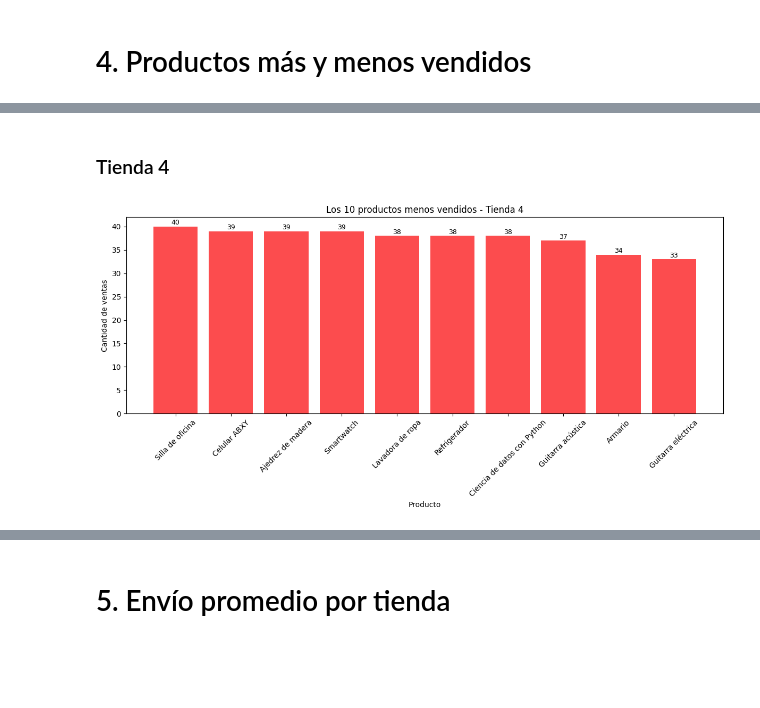
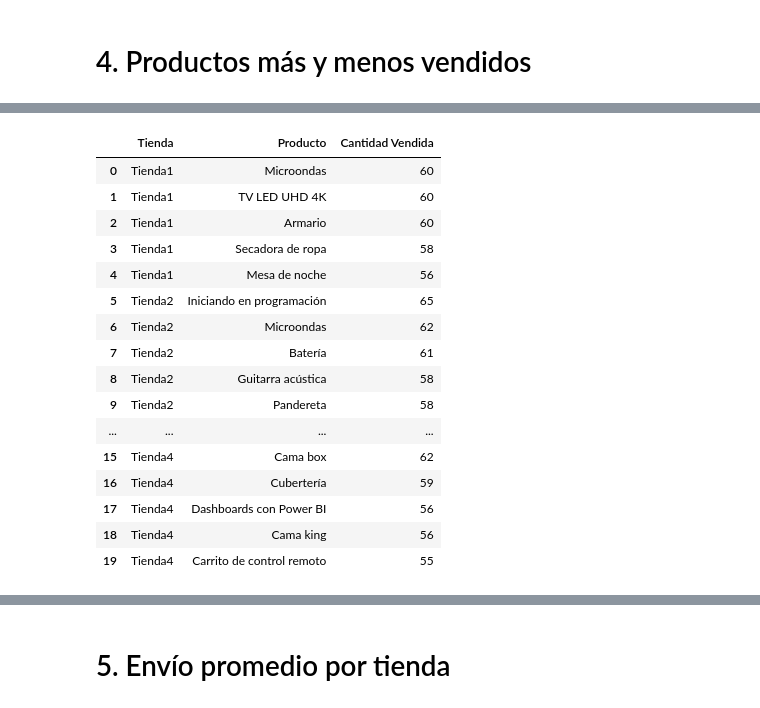
Before and after one commit to yaramirezte/Python-para-Data-Science-Challenge-AluraStore, a Jupyter notebook: AluraStoreLatam.ipynb, the cells around one changed output, grey strips where cells are left out. Drawn from its saved outputs; the diff is of its cells as text; code cells hidden in the pictures; blank space fills up the shorter version.

```diff
--- a/AluraStoreLatam.ipynb
+++ b/AluraStoreLatam.ipynb
@@ -454,14 +469,3 @@ promedios
 | 1 | Tienda2 | 4.04 |
 | 2 | Tienda3 | 4.05 |
 | 3 | Tienda4 | 4.00 |
-# %%
-plt.figure(figsize=(8,5))
-plt.barh(promedios['Tienda'], promedios['Calificación promedio'], color='lightgreen')
-plt.xlabel('Calificación Promedio')
-plt.ylabel('Tienda')
-plt.xlim(0,5)
-for i, v in enumerate(promedios['Calificación promedio']):
-  plt.text(v + 0.05, i, str(v), va='center', fontweight='bold')
-plt.title('Calificación Promedio por Tienda')
-plt.tight_layout()
-plt.show()
@@ -634,22 +474,29 @@ plt.show()
-# %% [markdown]
-### Tienda 4
-# %%
-# Los 10 productos menos vendidos
-top10_masvendidos_tienda4 = tienda4['Producto'].value_counts().tail(10)
-
-# Gráfico vertical
-plt.figure(figsize=(12,6))
-plt.bar(top10_masvendidos_tienda4.index, top10_masvendidos_tienda4.values, color='#FC4C4E')
-plt.xlabel('Producto')
-plt.ylabel('Cantidad de ventas')
-
-# Etiquetas encima de cada barra
-for i, v in enumerate(top10_masvendidos_tienda4.values):
-    plt.text(i, v + max(top10_masvendidos_tienda4.values)*0.01, str(v), ha='center', fontsize=9)
-
-plt.title('Los 10 productos menos vendidos - Tienda 4')
-plt.xticks(rotation=45)  # Gira los nombres de productos si son largos
-plt.tight_layout()
-plt.show()
-# %% [output]
-[figure, removed]
+# %%
+#Los top 5 mas vendido por tienda
+df_resultados_top5 =[]
+for i, x in enumerate([tienda1,tienda2,tienda3,tienda4], start=1):
+  top5 =x['Producto'].value_counts().head(5)
+  for producto, cantidad in top5.items():
+    df_resultados_top5.append({'Tienda': f'Tienda{i}',
+                       'Producto': producto,
+                       'Cantidad Vendida': cantidad})
+Ventas_por_producto_top5 = pd.DataFrame(df_resultados_top5)
+Ventas_por_producto_top5
+# %% [output]
+|  | Tienda | Producto | Cantidad Vendida |
+| 0 | Tienda1 | Microondas | 60 |
+| 1 | Tienda1 | TV LED UHD 4K | 60 |
+| 2 | Tienda1 | Armario | 60 |
+| 3 | Tienda1 | Secadora de ropa | 58 |
+| 4 | Tienda1 | Mesa de noche | 56 |
+| 5 | Tienda2 | Iniciando en programación | 65 |
+| 6 | Tienda2 | Microondas | 62 |
+| 7 | Tienda2 | Batería | 61 |
+| 8 | Tienda2 | Guitarra acústica | 58 |
+| 9 | Tienda2 | Pandereta | 58 |
+| ... | ... | ... | ... |
+| 15 | Tienda4 | Cama box | 62 |
+| 16 | Tienda4 | Cubertería | 59 |
+| 17 | Tienda4 | Dashboards con Power BI | 56 |
+| 18 | Tienda4 | Cama king | 56 |
+| 19 | Tienda4 | Carrito de control remoto | 55 |
```
Also changed, not shown: parts of 36 cells of this notebook.
